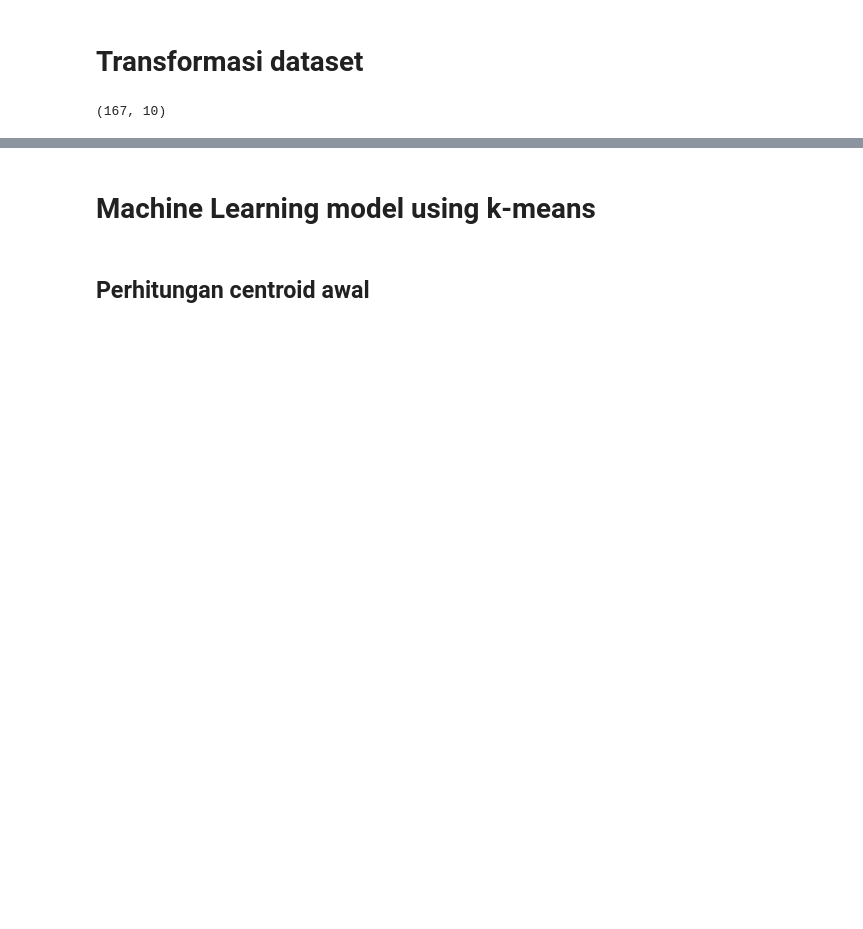
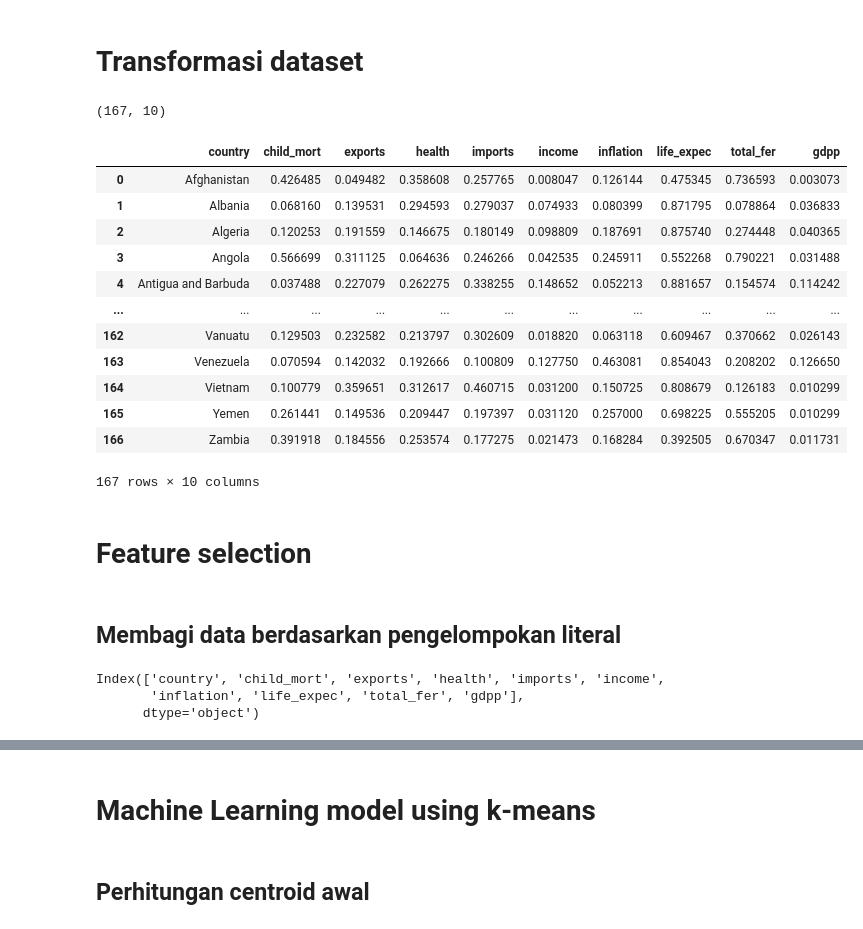
Before and after one commit to khalilullahalfaath/case_based_2_ML, a Jupyter notebook: Copy_of_Case_Based_2_ML_1301204376.ipynb, the cells around one changed output, grey strips where cells are left out. Cells and saved outputs as stored; diff of their text form; code cells hidden in the pictures; blank space fills up the shorter version.

Commit message:
add feature selection, literally and using PCA

```diff
--- a/Copy_of_Case_Based_2_ML_1301204376.ipynb
+++ b/Copy_of_Case_Based_2_ML_1301204376.ipynb
@@ -320,2 +329,29 @@ def minMaxScaling(df) :
 # %%
 df_normalized = minMaxScaling(df)
+# %%
+df_normalized.insert(0, "country", df['country'])
+df_normalized
+# %% [output]
+|  | country | child_mort | exports | health | imports | income | inflation | life_expec | total_fer | gdpp |
+| 0 | Afghanistan | 0.426485 | 0.049482 | 0.358608 | 0.257765 | 0.008047 | 0.126144 | 0.475345 | 0.736593 | 0.003073 |
+| 1 | Albania | 0.068160 | 0.139531 | 0.294593 | 0.279037 | 0.074933 | 0.080399 | 0.871795 | 0.078864 | 0.036833 |
+| 2 | Algeria | 0.120253 | 0.191559 | 0.146675 | 0.180149 | 0.098809 | 0.187691 | 0.875740 | 0.274448 | 0.040365 |
+| 3 | Angola | 0.566699 | 0.311125 | 0.064636 | 0.246266 | 0.042535 | 0.245911 | 0.552268 | 0.790221 | 0.031488 |
+| 4 | Antigua and Barbuda | 0.037488 | 0.227079 | 0.262275 | 0.338255 | 0.148652 | 0.052213 | 0.881657 | 0.154574 | 0.114242 |
+| ... | ... | ... | ... | ... | ... | ... | ... | ... | ... | ... |
+| 162 | Vanuatu | 0.129503 | 0.232582 | 0.213797 | 0.302609 | 0.018820 | 0.063118 | 0.609467 | 0.370662 | 0.026143 |
+| 163 | Venezuela | 0.070594 | 0.142032 | 0.192666 | 0.100809 | 0.127750 | 0.463081 | 0.854043 | 0.208202 | 0.126650 |
+| 164 | Vietnam | 0.100779 | 0.359651 | 0.312617 | 0.460715 | 0.031200 | 0.150725 | 0.808679 | 0.126183 | 0.010299 |
+| 165 | Yemen | 0.261441 | 0.149536 | 0.209447 | 0.197397 | 0.031120 | 0.257000 | 0.698225 | 0.555205 | 0.010299 |
+| 166 | Zambia | 0.391918 | 0.184556 | 0.253574 | 0.177275 | 0.021473 | 0.168284 | 0.392505 | 0.670347 | 0.011731 |
+167 rows × 10 columns
+# %% [markdown]
+# Feature selection
+# %% [markdown]
+## Membagi data berdasarkan pengelompokan literal
+# %%
+print(df_normalized.columns)
+# %% [output]
+Index(['country', 'child_mort', 'exports', 'health', 'imports', 'income',
+       'inflation', 'life_expec', 'total_fer', 'gdpp'],
+      dtype='object')
```
Also changed, not shown: parts of 19 cells of this notebook.
